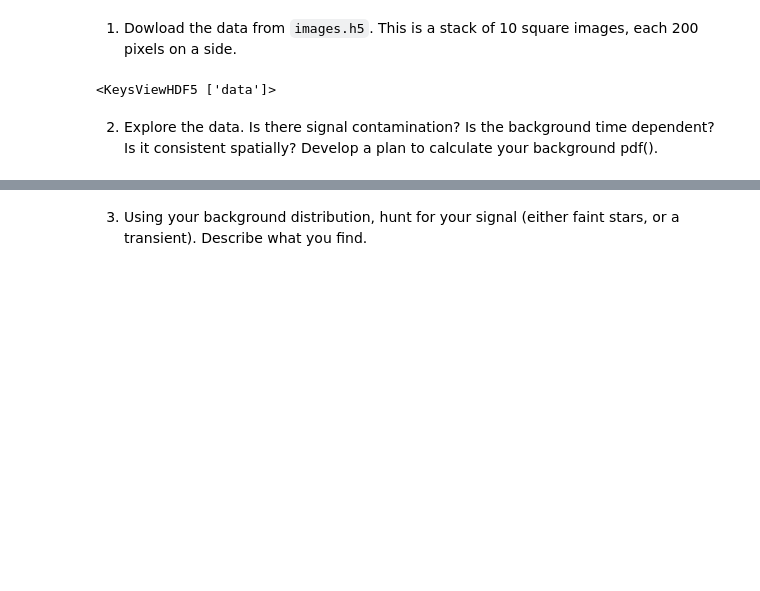
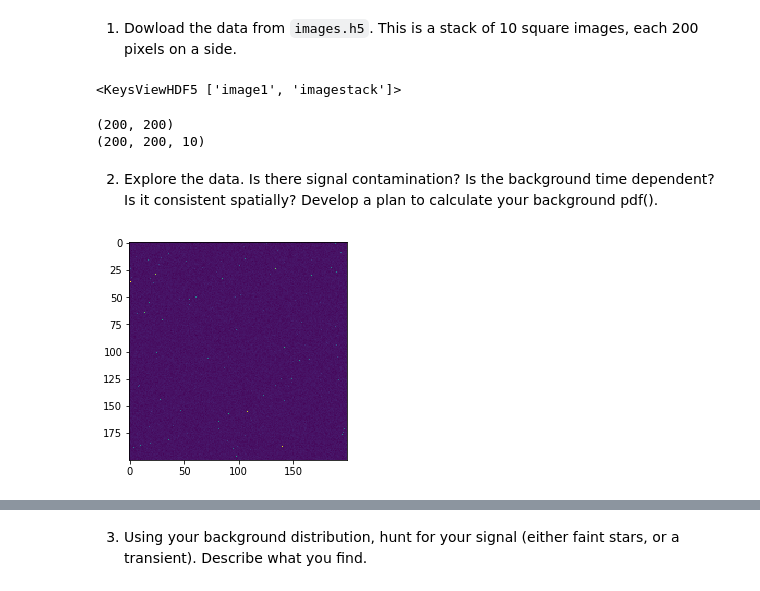
Before and after one commit to AdamK42/physics-434, a Jupyter notebook: lab4/lab4.ipynb, the cells around one changed output, grey strips where cells are left out. Drawn from its saved outputs; the diff is of its cells as text; code cells hidden in the pictures; blank space fills up the shorter version.

Commit message:
Problem 2 data explored

```diff
--- a/lab4/lab4.ipynb
+++ b/lab4/lab4.ipynb
@@ -213,12 +213,25 @@ In this problem we are going to look at a stack of telescope images (again simul
 # %% [markdown]
 1) Dowload the data from `images.h5`. This is a stack of 10 square images, each 200 pixels on a side.
 # %%
-hf = h5py.File('gammaray_lab4.h5', 'r')
+hf = h5py.File('images.h5', 'r')
 hf.keys()
 # %% [output]
-<KeysViewHDF5 ['data']>
+<KeysViewHDF5 ['image1', 'imagestack']>
 # %%
-data = np.array(hf.get('data'))
+image1 = np.array(hf.get('image1'))
+imagestack = np.array(hf.get('imagestack'))
 hf.close()
+# %%
+print(image1.shape)
+print(imagestack.shape)
+# %% [output]
+(200, 200)
+(200, 200, 10)
 # %% [markdown]
 2) Explore the data. Is there signal contamination? Is the background time dependent? Is it consistent spatially? Develop a plan to calculate your background pdf().
+# %%
+# imagestack is 200 pixels by 200 pixels by 10 images
+# Lets see the first couple images
+plt.imshow(image1);
+# %% [output]
+[figure, added]
```
Also changed, not shown: parts of 4 cells of this notebook.
